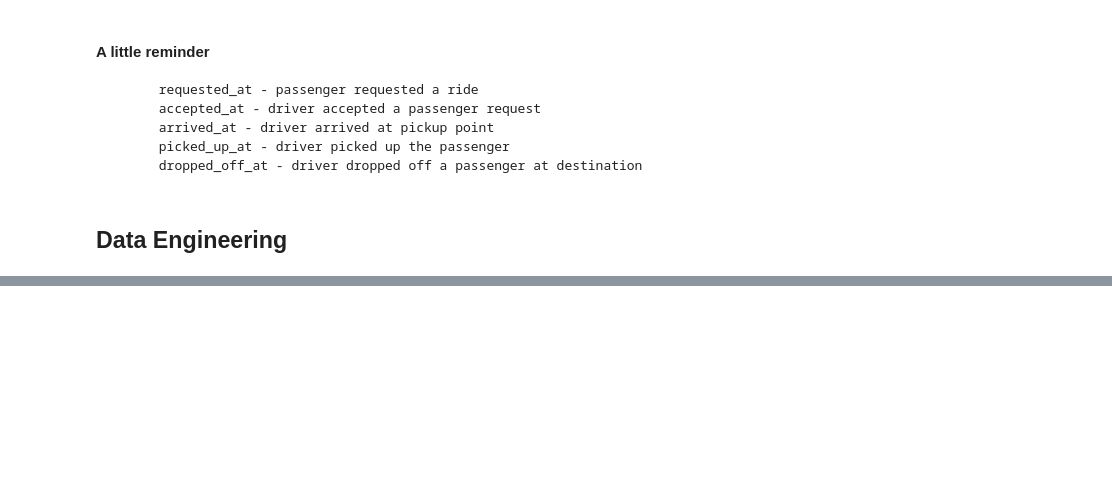
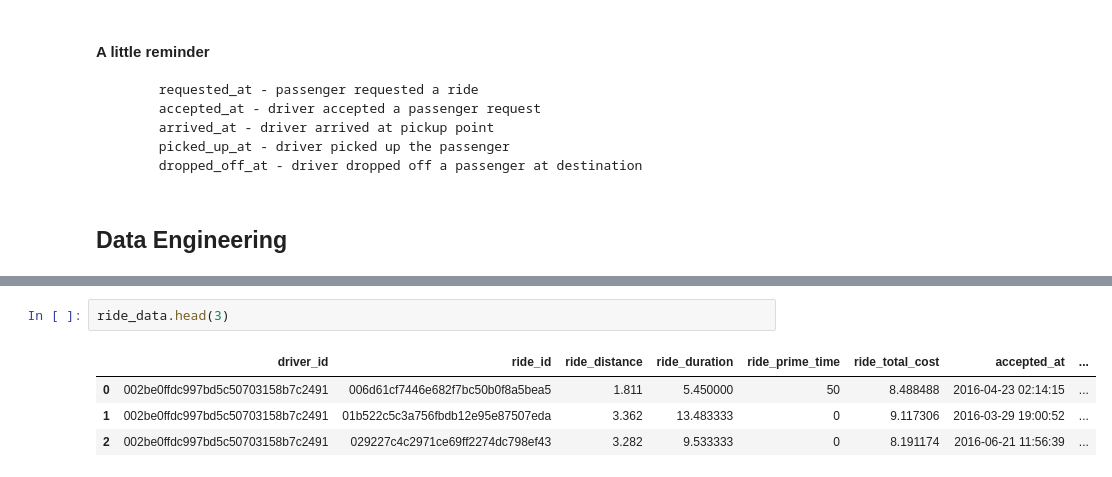
Before and after one commit to tugceturkkal/Data-Projects, a Jupyter notebook: LYFT - Driver Lifetime Value.ipynb, the cells around one changed output, grey strips where cells are left out. Cells and saved outputs as stored; diff of their text form; blank space fills up the shorter version.

```diff
--- a/LYFT - Driver Lifetime Value.ipynb
+++ b/LYFT - Driver Lifetime Value.ipynb
@@ -260,0 +352,7 @@ ride_ids.head(3)
+# %%
+ride_data.head(3)
+# %% [output]
+|  | driver_id | ride_id | ride_distance | ride_duration | ride_prime_time | ride_total_cost | accepted_at | ... |
+| 0 | 002be0ffdc997bd5c50703158b7c2491 | 006d61cf7446e682f7bc50b0f8a5bea5 | 1.811 | 5.450000 | 50 | 8.488488 | 2016-04-23 02:14:15 | ... |
+| 1 | 002be0ffdc997bd5c50703158b7c2491 | 01b522c5c3a756fbdb12e95e87507eda | 3.362 | 13.483333 | 0 | 9.117306 | 2016-03-29 19:00:52 | ... |
+| 2 | 002be0ffdc997bd5c50703158b7c2491 | 029227c4c2971ce69ff2274dc798ef43 | 3.282 | 9.533333 | 0 | 8.191174 | 2016-06-21 11:56:39 | ... |
```
Also changed, not shown: parts of 14 cells of this notebook.
